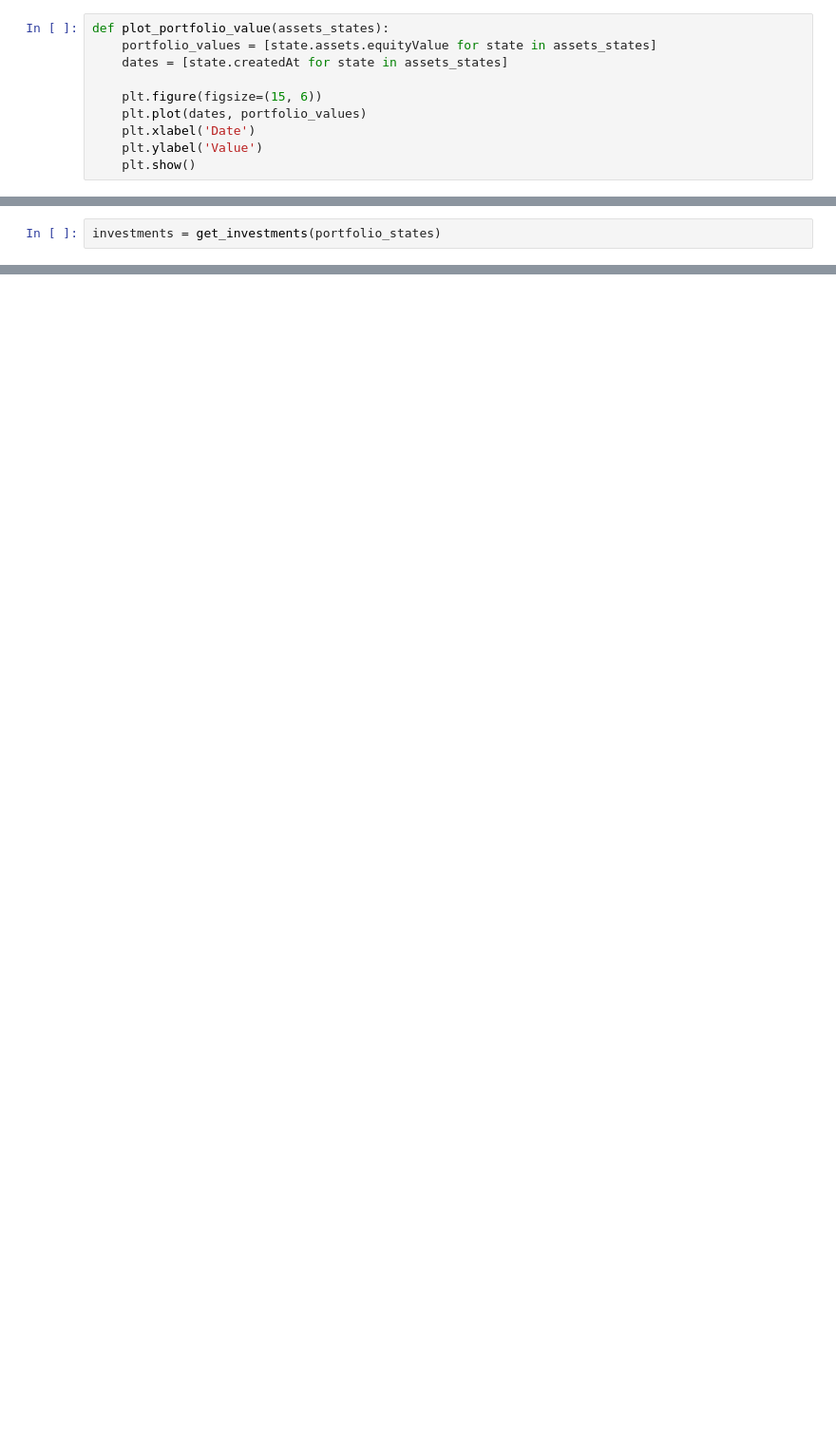
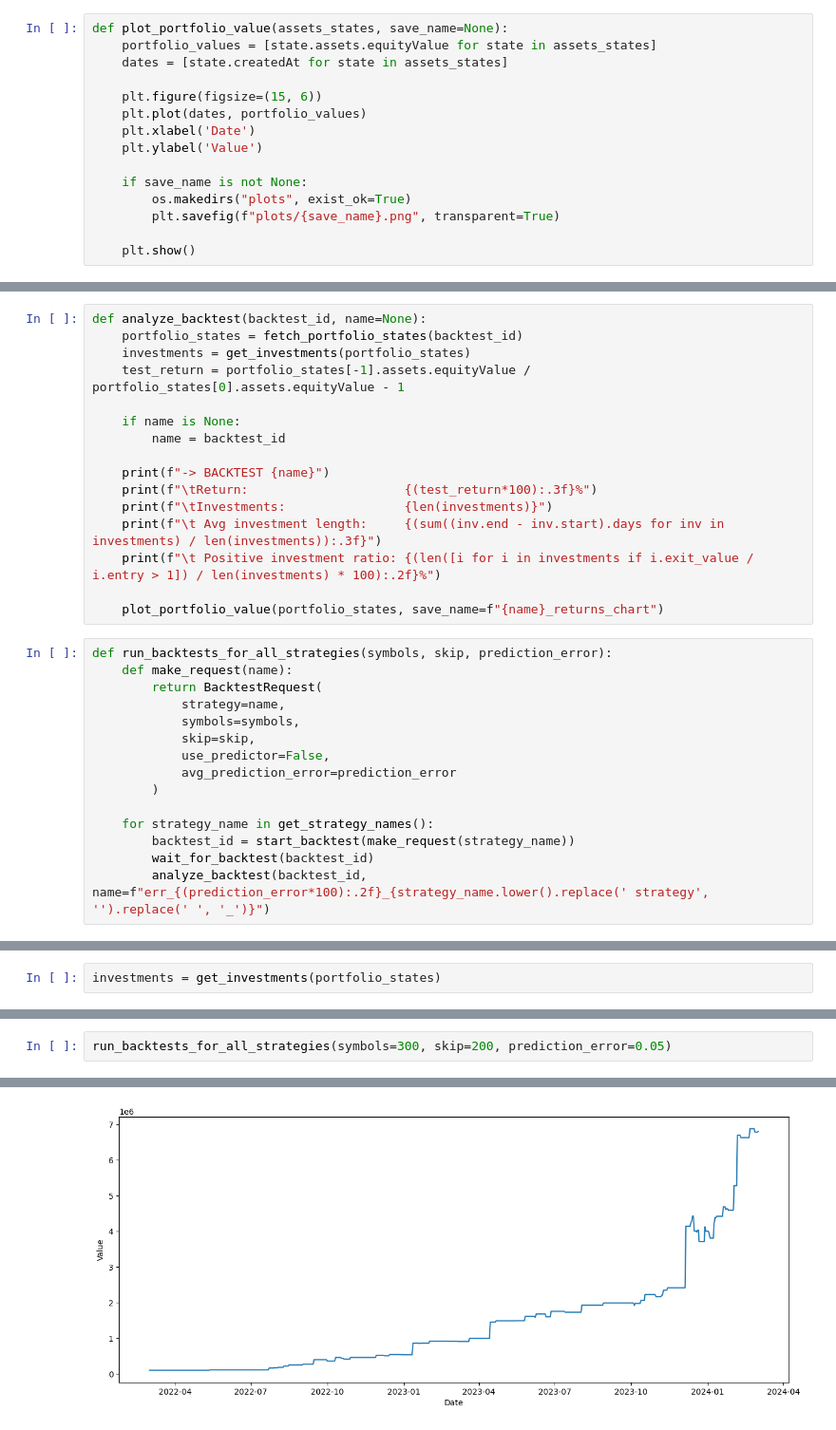
Before and after one commit to wolny33/ML-Trading, a Jupyter notebook: Analysis/plots.ipynb, the cells around one changed output, grey strips where cells are left out. Shown: that part at 95% size. Saved outputs shown, nothing was run; the diff lists cells and outputs as text; blank space fills up the shorter version.

Commit message:
feat: Running backtests on all strategies in sequence.

```diff
--- a/Analysis/plots.ipynb
+++ b/Analysis/plots.ipynb
@@ -4,5 +6,5 @@ import matplotlib.pyplot as plt
 # %%
-def plot_portfolio_value(assets_states):
+def plot_portfolio_value(assets_states, save_name=None):
     portfolio_values = [state.assets.equityValue for state in assets_states]
     dates = [state.createdAt for state in assets_states]
 
@@ -10,6 +12,11 @@ def plot_portfolio_value(assets_states):
     plt.plot(dates, portfolio_values)
     plt.xlabel('Date')
     plt.ylabel('Value')
+
+    if save_name is not None:
+        os.makedirs("plots", exist_ok=True)
+        plt.savefig(f"plots/{save_name}.png", transparent=True)
+
     plt.show()
 # %%
 def plot_num_of_positions(assets_states):
@@ -24,3 +87,34 @@ def plot_num_of_positions(assets_states):
+# %%
+def analyze_backtest(backtest_id, name=None):
+    portfolio_states = fetch_portfolio_states(backtest_id)
+    investments = get_investments(portfolio_states)
+    test_return = portfolio_states[-1].assets.equityValue / portfolio_states[0].assets.equityValue - 1
+
+    if name is None:
+        name = backtest_id
+
+    print(f"-> BACKTEST {name}")
+    print(f"\tReturn:                     {(test_return*100):.3f}%")
+    print(f"\tInvestments:                {len(investments)}")
+    print(f"\t Avg investment length:     {(sum((inv.end - inv.start).days for inv in investments) / len(investments)):.3f}")
+    print(f"\t Positive investment ratio: {(len([i for i in investments if i.exit_value / i.entry > 1]) / len(investments) * 100):.2f}%")
+
+    plot_portfolio_value(portfolio_states, save_name=f"{name}_returns_chart")
+# %%
+def run_backtests_for_all_strategies(symbols, skip, prediction_error):
+    def make_request(name):
+        return BacktestRequest(
+            strategy=name,
+            symbols=symbols,
+            skip=skip,
+            use_predictor=False,
+            avg_prediction_error=prediction_error
+        )
+
+    for strategy_name in get_strategy_names():
+        backtest_id = start_backtest(make_request(strategy_name))
+        wait_for_backtest(backtest_id)
+        analyze_backtest(backtest_id, name=f"err_{(prediction_error*100):.2f}_{strategy_name.lower().replace(' strategy', '').replace(' ', '_')}")
 # %%
 request = BacktestRequest(
     strategy="Basic strategy",
@@ -120,0 +156,3 @@ BARK: 0.791061946902655 (2023-03-14 to 2023-11-08)
+# %%
+run_backtests_for_all_strategies(symbols=300, skip=200, prediction_error=0.05)
+# %% [output]
@@ -120,0 +165 @@ BARK: 0.791061946902655 (2023-03-14 to 2023-11-08)
+[figure, added]
```
Also changed, not shown: parts of 6 cells of this notebook.
